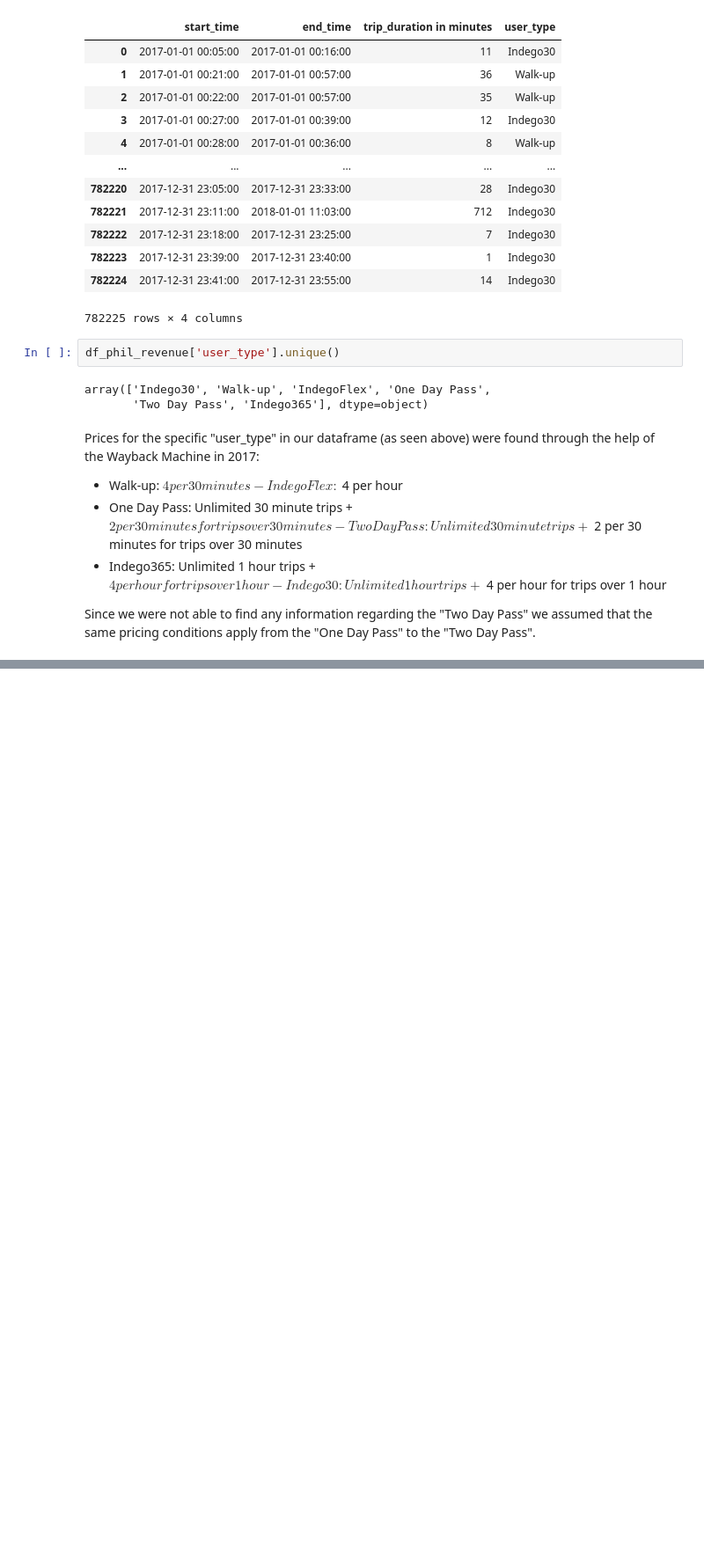
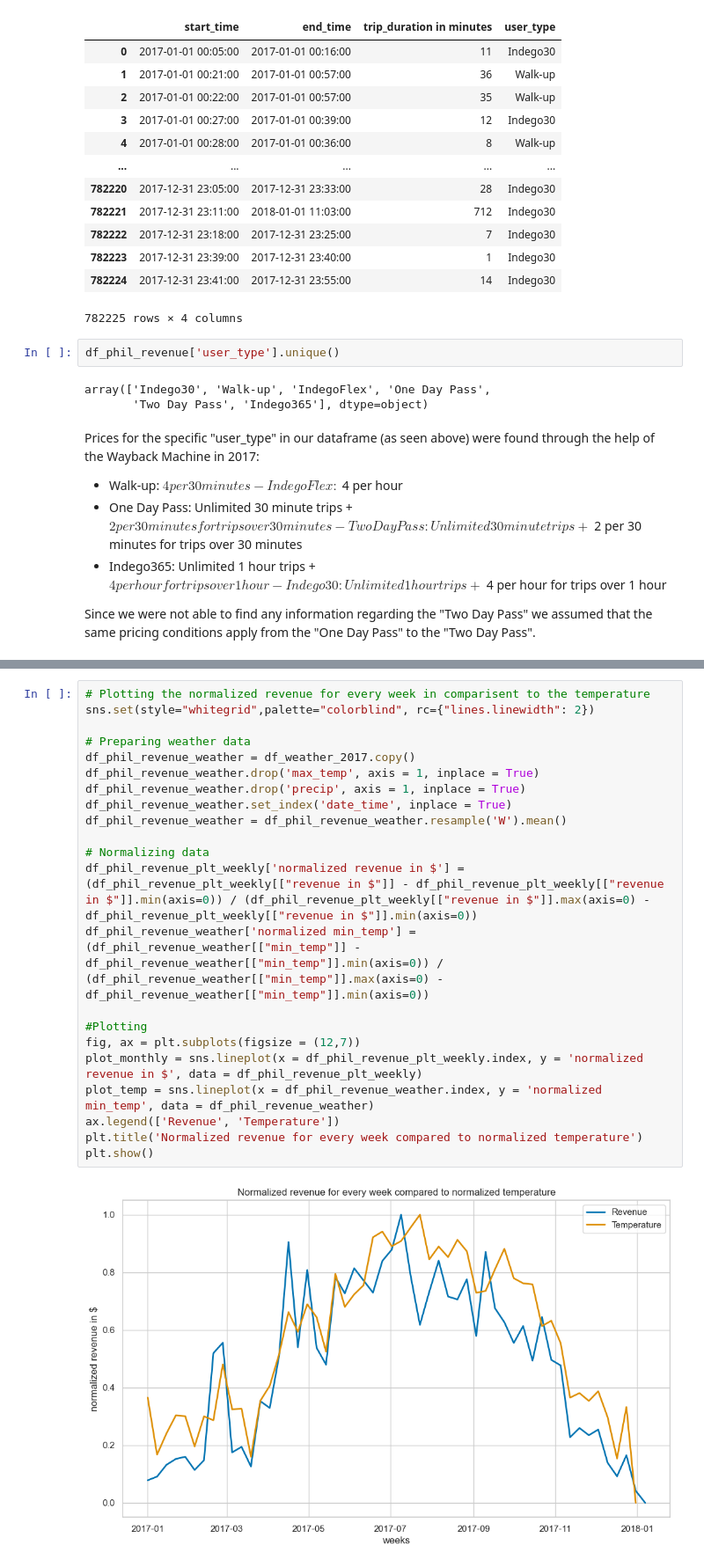
Before and after one commit to yassinehammou27/intentionally_blank, a Jupyter notebook: Team Assignment - Intentionally Blank.ipynb, the cells around one changed output, grey strips where cells are left out. Shown: that part at 88% size. Saved outputs shown, nothing was run; the diff lists cells and outputs as text; blank space fills up the shorter version.

```diff
--- a/Team Assignment - Intentionally Blank.ipynb
+++ b/Team Assignment - Intentionally Blank.ipynb
@@ -368,0 +432,24 @@ df_phil_revenue
+# %%
+# Plotting the normalized revenue for every week in comparisent to the temperature
+sns.set(style="whitegrid",palette="colorblind", rc={"lines.linewidth": 2})
+
+# Preparing weather data
+df_phil_revenue_weather = df_weather_2017.copy()
+df_phil_revenue_weather.drop('max_temp', axis = 1, inplace = True)
+df_phil_revenue_weather.drop('precip', axis = 1, inplace = True)
+df_phil_revenue_weather.set_index('date_time', inplace = True)
+df_phil_revenue_weather = df_phil_revenue_weather.resample('W').mean()
+
+# Normalizing data
+df_phil_revenue_plt_weekly['normalized revenue in $'] = (df_phil_revenue_plt_weekly[["revenue in $"]] - df_phil_revenue_plt_weekly[["revenue in $"]].min(axis=0)) / (df_phil_revenue_plt_weekly[["revenue in $"]].max(axis=0) - df_phil_revenue_plt_weekly[["revenue in $"]].min(axis=0))
+df_phil_revenue_weather['normalized min_temp'] = (df_phil_revenue_weather[["min_temp"]] - df_phil_revenue_weather[["min_temp"]].min(axis=0)) / (df_phil_revenue_weather[["min_temp"]].max(axis=0) - df_phil_revenue_weather[["min_temp"]].min(axis=0))
+
+#Plotting
+fig, ax = plt.subplots(figsize = (12,7))
+plot_monthly = sns.lineplot(x = df_phil_revenue_plt_weekly.index, y = 'normalized revenue in $', data = df_phil_revenue_plt_weekly)
+plot_temp = sns.lineplot(x = df_phil_revenue_weather.index, y = 'normalized min_temp', data = df_phil_revenue_weather)
+ax.legend(['Revenue', 'Temperature'])
+plt.title('Normalized revenue for every week compared to normalized temperature')
+plt.show()
+# %% [output]
+[figure, added]
```
Also changed, not shown: parts of 11 cells of this notebook.
